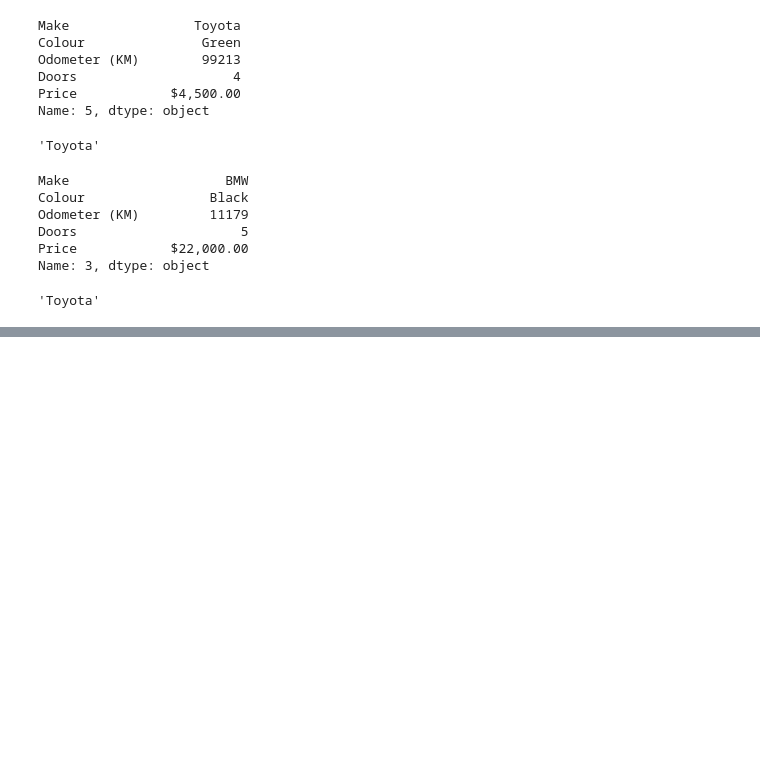
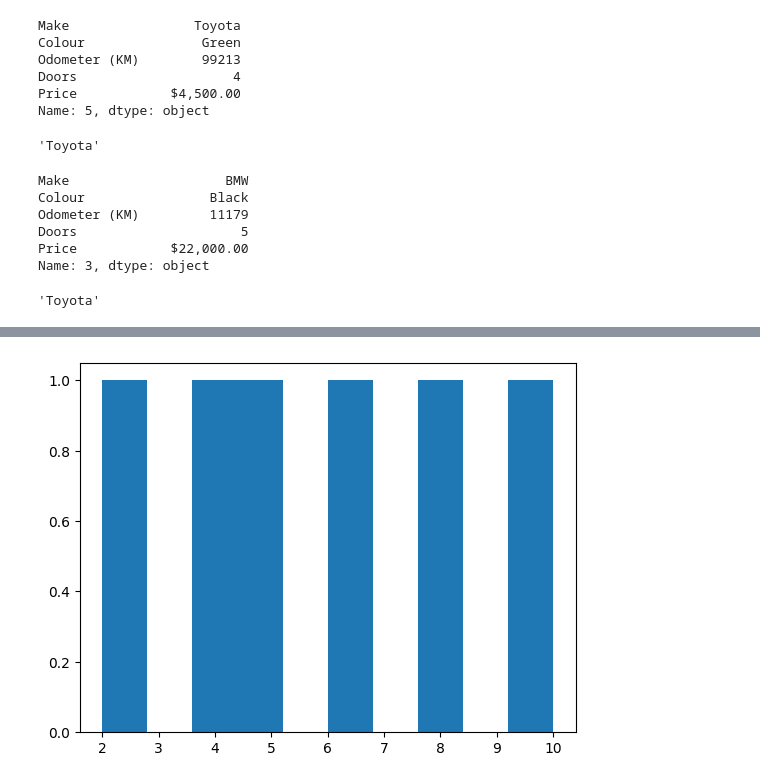
Before and after one commit to citysiva180/machine_learning, a Jupyter notebook: Complete_Machine_Learing_and_DataScience_BootCamp_2023.ipynb, the cells around one changed output, grey strips where cells are left out. Drawn from its saved outputs; the diff is of its cells as text; code cells hidden in the pictures; blank space fills up the shorter version.

```diff
--- a/Complete_Machine_Learing_and_DataScience_BootCamp_2023.ipynb
+++ b/Complete_Machine_Learing_and_DataScience_BootCamp_2023.ipynb
@@ -334,0 +786,5 @@ car_sales['Make'].iloc[5]
+# %%
+plt.hist(low_var_array)
+plt.show()
+# %% [output]
+[figure, added]
```
Also changed, not shown: parts of 80 cells of this notebook.
